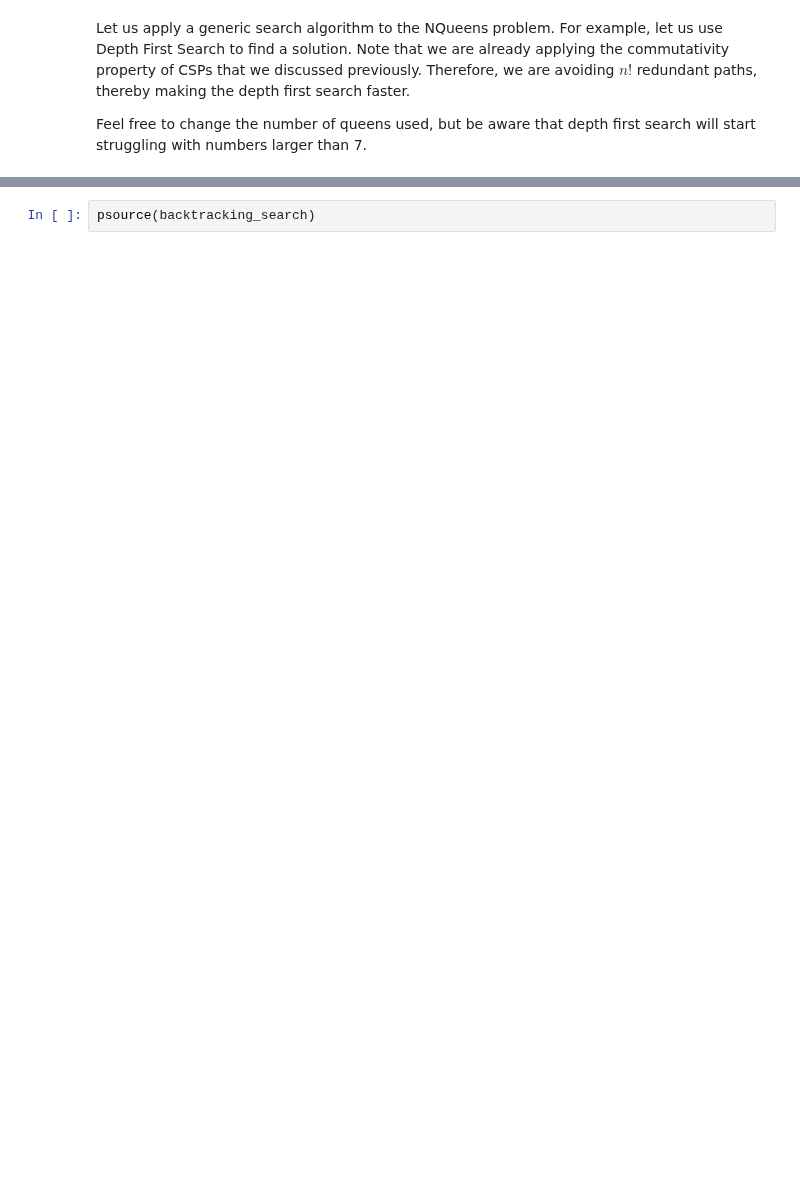
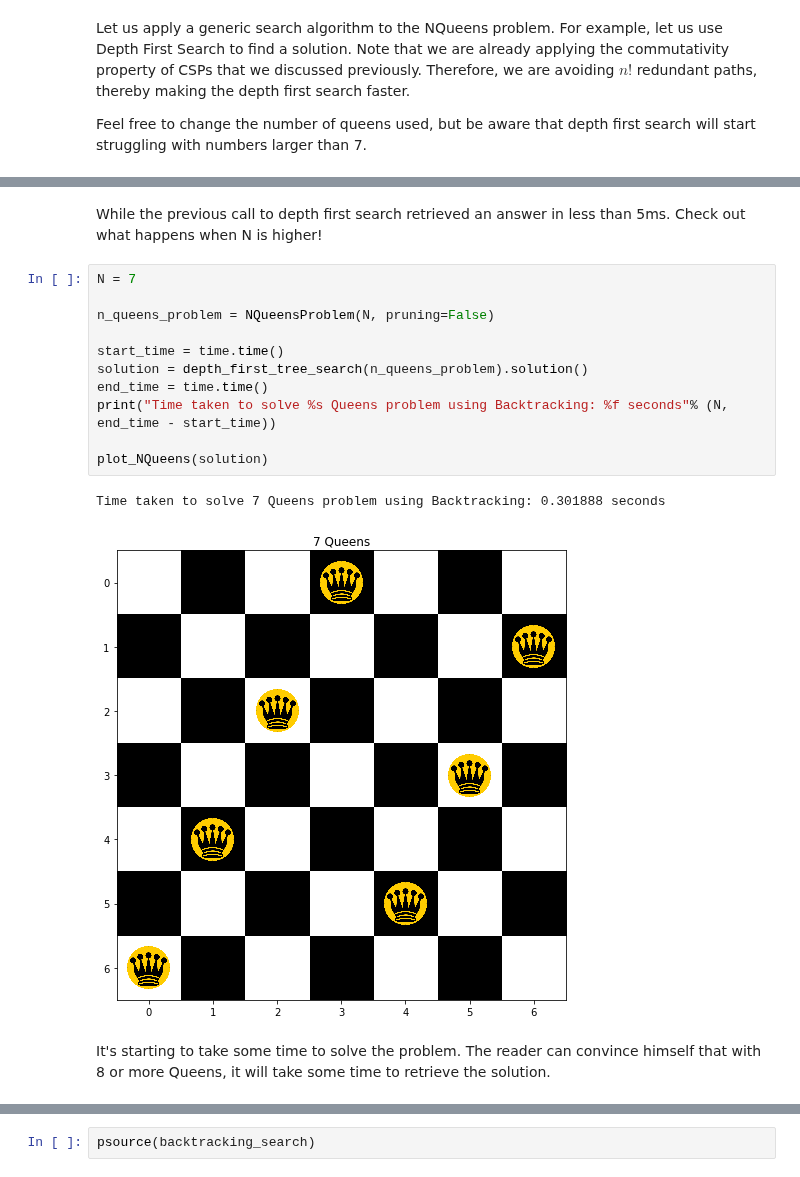
Before and after one commit to ToniRV/Constraint-Satisfaction-Notebook, a Jupyter notebook: CSPs.ipynb, the cells around one changed output, grey strips where cells are left out. Drawn from its saved outputs; the diff is of its cells as text; blank space fills up the shorter version.

```diff
--- a/CSPs.ipynb
+++ b/CSPs.ipynb
@@ -291,4 +290,23 @@ Time taken to solve 5 Queens problem using Backtracking: 0.003335 seconds
 [figure]
+# %% [markdown]
+While the previous call to depth first search retrieved an answer in less than 5ms.
+Check out what happens when N is higher!
+# %%
+N = 7
+
+n_queens_problem = NQueensProblem(N, pruning=False)
+
+start_time = time.time()
+solution = depth_first_tree_search(n_queens_problem).solution()
+end_time = time.time()
+print("Time taken to solve %s Queens problem using Backtracking: %f seconds"% (N, end_time - start_time))
+
+plot_NQueens(solution)
+# %% [output]
+Time taken to solve 7 Queens problem using Backtracking: 0.301888 seconds
+[figure, added]
+# %% [markdown]
+It's starting to take some time to solve the problem. The reader can convince himself that with 8 or more Queens, it will take some time to retrieve the solution.
 # %% [markdown]
 ### <a name="backtracking"></a> b. Backtracking
 
```
Also changed, not shown: parts of 17 cells of this notebook, 3 other files.
